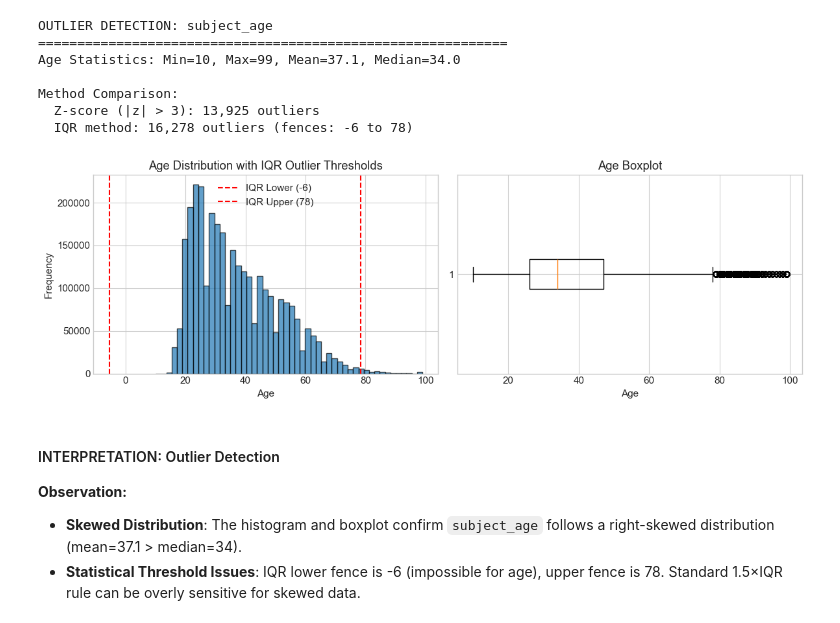
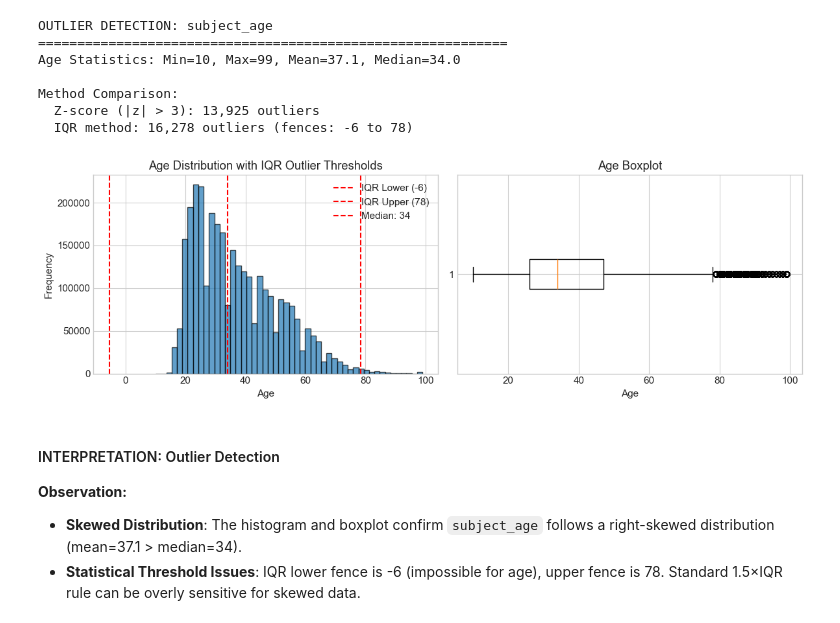
Before and after one commit to NatBrian/nashville-traffic-stop-bias-analysis, a Jupyter notebook: Notebook_01_Data_Audit.ipynb, the cells around one changed output. Drawn from its saved outputs; the diff is of its cells as text; code cells hidden in the pictures.

```diff
--- a/Notebook_01_Data_Audit.ipynb
+++ b/Notebook_01_Data_Audit.ipynb
@@ -619,25 +634,26 @@ Method Comparison:
 # %%
 # Visualize age distribution with outlier thresholds
 fig, axes = plt.subplots(1, 2, figsize=(12, 4))
 
 # Histogram
 axes[0].hist(age_data, bins=50, edgecolor='black', alpha=0.7)
 axes[0].axvline(lower_fence, color='red', linestyle='--', label=f'IQR Lower ({lower_fence:.0f})')
 axes[0].axvline(upper_fence, color='red', linestyle='--', label=f'IQR Upper ({upper_fence:.0f})')
+axes[0].axvline(age_data.median(), color='red', linestyle='--', label=f'Median: {age_data.median():.0f}')
 axes[0].set_xlabel('Age')
 axes[0].set_ylabel('Frequency')
 axes[0].set_title('Age Distribution with IQR Outlier Thresholds')
 axes[0].legend()
 
 # Boxplot
 axes[1].boxplot(age_data, vert=False)
 axes[1].set_xlabel('Age')
 axes[1].set_title('Age Boxplot')
 
 plt.tight_layout()
 plt.show()
 # %% [output]
-[figure, old version]
+[figure, new version]
 # %% [markdown]
 #### INTERPRETATION: Outlier Detection
 
```
Also changed, not shown: parts of 4 cells of this notebook, 1 other file.
